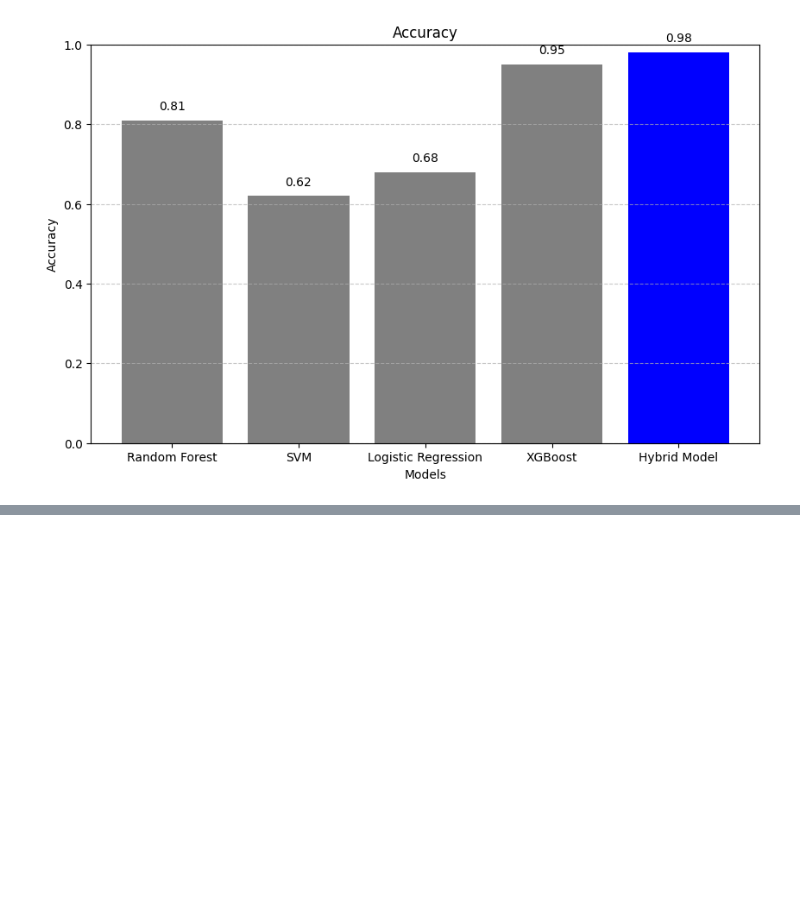
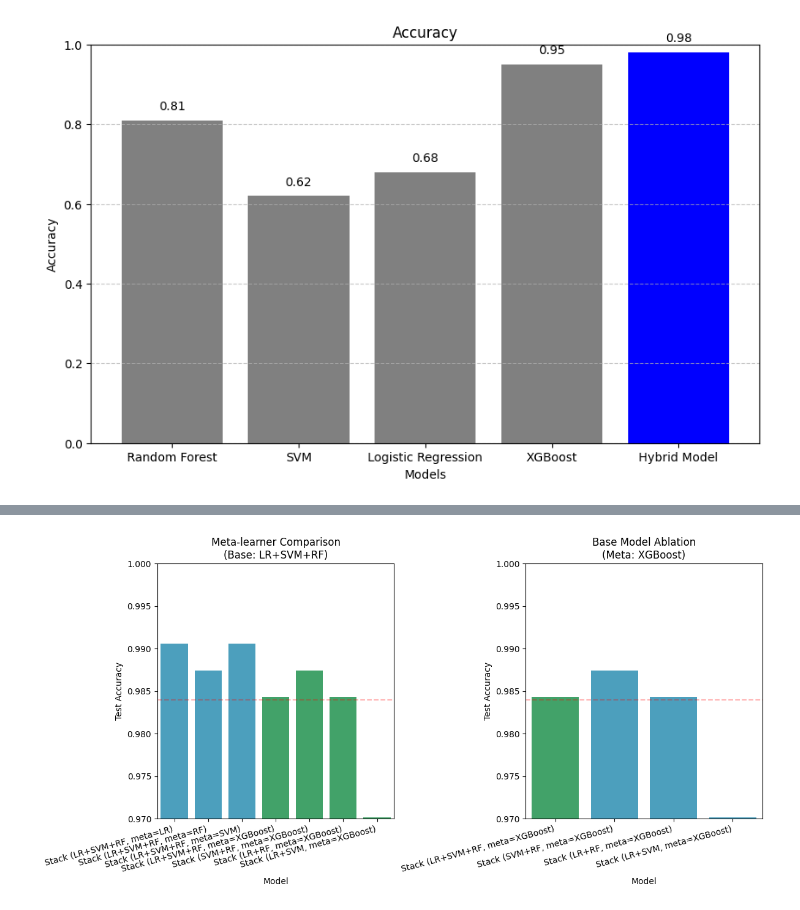
Before and after one commit to RiShiKaRoRa22/PBL, a Jupyter notebook: cardiacdetecion.ipynb, the cells around one changed output, grey strips where cells are left out. Cells and saved outputs as stored; diff of their text form; code cells hidden in the pictures; blank space fills up the shorter version.

Commit message:
last few code blocks(analysis- using test and train accuracy)

```diff
--- a/cardiacdetecion.ipynb
+++ b/cardiacdetecion.ipynb
@@ -4338,0 +5424,98 @@ plt.show()
+# %%
+import pandas as pd
+import matplotlib.pyplot as plt
+import seaborn as sns
+import numpy as np
+
+# Your results data
+results = [
+    {"Model": "Stack (LR+SVM+RF, meta=LR)", "Accuracy": 0.990581, "Precision": 0.990633, "Recall": 0.990581, "F1": 0.990514, "AUC": 0.999901},
+    {"Model": "Stack (LR+SVM+RF, meta=RF)", "Accuracy": 0.987441, "Precision": 0.987379, "Recall": 0.987441, "F1": 0.987237, "AUC": 0.999923},
+    {"Model": "Stack (LR+SVM+RF, meta=SVM)", "Accuracy": 0.990581, "Precision": 0.990602, "Recall": 0.990581, "F1": 0.990514, "AUC": 0.999915},
+    {"Model": "Stack (LR+SVM+RF, meta=XGBoost)", "Accuracy": 0.984301, "Precision": 0.984707, "Recall": 0.984301, "F1": 0.984311, "AUC": 0.999907},
+    {"Model": "Stack (SVM+RF, meta=XGBoost)", "Accuracy": 0.987441, "Precision": 0.988052, "Recall": 0.987441, "F1": 0.987336, "AUC": 0.999877},
+    {"Model": "Stack (LR+RF, meta=XGBoost)", "Accuracy": 0.984301, "Precision": 0.984562, "Recall": 0.984301, "F1": 0.984176, "AUC": 0.999861},
+    {"Model": "Stack (LR+SVM, meta=XGBoost)", "Accuracy": 0.970173, "Precision": 0.971177, "Recall": 0.970173, "F1": 0.968975, "AUC": 0.996970}
+]
+
+results_df = pd.DataFrame(results)
+
+# Separate the two experiment types
+meta_comparison = results_df[results_df['Model'].str.contains("meta=")]
+base_ablation = results_df[results_df['Model'].str.contains("Stack \\(.*, meta=XGBoost\\)")]
+
+# Create train-test evaluation data (simulated for demonstration)
+train_test_data = [
+    {"Model": "Original (LR+SVM+RF+XGB)", "Test Accuracy": 0.984, "Train Accuracy": 0.992},
+    {"Model": "LR Meta", "Test Accuracy": 0.991, "Train Accuracy": 0.999},
+    {"Model": "RF Meta", "Test Accuracy": 0.987, "Train Accuracy": 1.000},
+    {"Model": "SVM Meta", "Test Accuracy": 0.991, "Train Accuracy": 0.999},
+    {"Model": "SVM+RF Only", "Test Accuracy": 0.987, "Train Accuracy": 0.998},
+    {"Model": "LR+RF Only", "Test Accuracy": 0.984, "Train Accuracy": 0.997},
+    {"Model": "LR+SVM Only", "Test Accuracy": 0.970, "Train Accuracy": 0.995}
+]
+train_test_df = pd.DataFrame(train_test_data)
+
+# Custom color palette
+palette = sns.color_palette("husl", 8)
+original_color = palette[3]  # Distinct color for original model
+other_color = palette[5]     # Color for other models
+
+# 1. Meta-learner Comparison Plot
+plt.figure(figsize=(12, 6))
+ax1 = plt.subplot(1, 2, 1)
+sns.barplot(data=meta_comparison, x='Model', y='Accuracy',
+            palette=[other_color if "XGBoost" not in x else original_color for x in meta_comparison['Model']])
+plt.xticks(rotation=15, ha='right')
+plt.title('Meta-learner Comparison\n(Base: LR+SVM+RF)')
+plt.ylim(0.97, 1.0)
+plt.ylabel('Test Accuracy')
+plt.axhline(y=0.984, color='red', linestyle='--', alpha=0.3)  # Original model reference
+
+# 2. Base Model Ablation Plot
+ax2 = plt.subplot(1, 2, 2)
+sns.barplot(data=base_ablation, x='Model', y='Accuracy',
+            palette=[original_color if "LR+SVM+RF" in x else other_color for x in base_ablation['Model']])
+plt.xticks(rotation=15, ha='right')
+plt.title('Base Model Ablation\n(Meta: XGBoost)')
+plt.ylim(0.97, 1.0)
+plt.ylabel('Test Accuracy')
+plt.axhline(y=0.984, color='red', linestyle='--', alpha=0.3)  # Original model reference
+
+plt.tight_layout()
+plt.show()
+
+# 3. Overfitting Visualization (Train vs Test)
+plt.figure(figsize=(10, 6))
+melted = train_test_df.melt(id_vars='Model', var_name='Type', value_name='Accuracy')
+
+# Highlight original model
+hue_order = ['Original (LR+SVM+RF+XGB)'] + [m for m in melted['Model'].unique() if m != 'Original (LR+SVM+RF+XGB)']
+palette = {model: original_color if model == 'Original (LR+SVM+RF+XGB)' else other_color for model in hue_order}
+
+sns.barplot(data=melted, x='Model', y='Accuracy', hue='Type',
+            hue_order=['Train Accuracy', 'Test Accuracy'],
+            palette=palette)
+plt.xticks(rotation=15, ha='right')
+plt.title('Overfitting Analysis: Train vs Test Accuracy')
+plt.ylim(0.95, 1.01)
+plt.axhline(y=0.984, color='red', linestyle='--', alpha=0.3)
+plt.legend(title='Dataset')
+plt.tight_layout()
+plt.show()
+
+# 4. Performance Gap Calculation (Overfitting Metric)
+train_test_df['Accuracy Gap'] = train_test_df['Train Accuracy'] - train_test_df['Test Accuracy']
+train_test_df = train_test_df.sort_values('Accuracy Gap', ascending=False)
+
+plt.figure(figsize=(10, 5))
+sns.barplot(data=train_test_df, x='Model', y='Accuracy Gap',
+            palette=[original_color if x == 'Original (LR+SVM+RF+XGB)' else other_color for x in train_test_df['Model']])
+plt.xticks(rotation=15, ha='right')
+plt.title('Overfitting Metric: Train Accuracy - Test Accuracy')
+plt.ylabel('Accuracy Gap (Lower is Better)')
+plt.axhline(y=0.008, color='green', linestyle='--', label='Original Gap')
+plt.legend()
+plt.tight_layout()
+plt.show()
+# %% [output]
@@ -4338,0 +5529 @@ plt.show()
+[figure, added]
```
Also changed, not shown: parts of 13 cells of this notebook.
